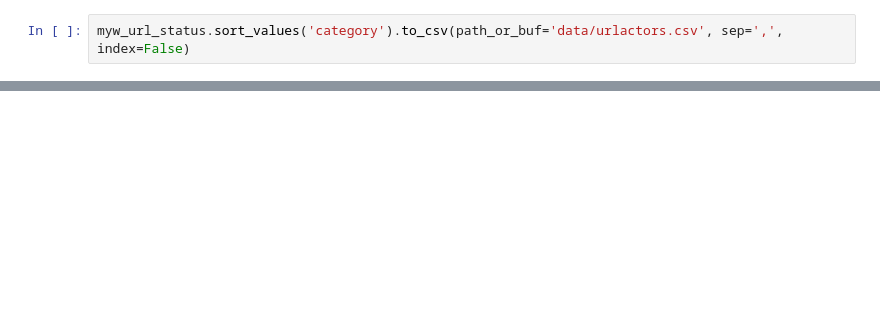
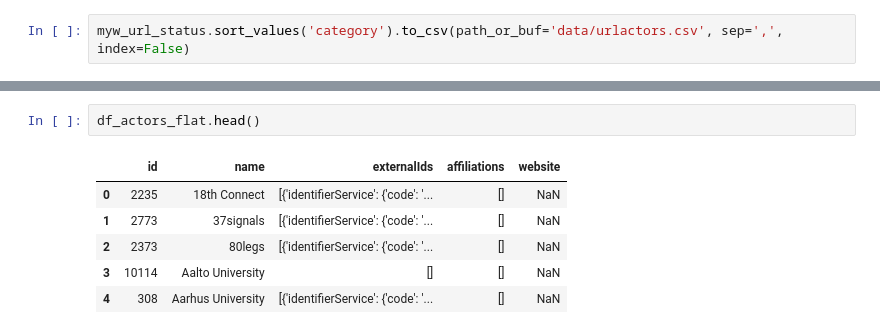
Before and after one commit to SSHOC/marketplace-curation, a Jupyter notebook: 4.2ActorsCuration_workinprogress.ipynb, the cells around one changed output, grey strips where cells are left out. Drawn from its saved outputs; the diff is of its cells as text; blank space fills up the shorter version.

```diff
--- a/4.2ActorsCuration_workinprogress.ipynb
+++ b/4.2ActorsCuration_workinprogress.ipynb
@@ -319,0 +233,9 @@ myw_url_status.sort_values('category').to_csv(path_or_buf='data/urlactors.csv',
+# %%
+df_actors_flat.head()
+# %% [output]
+|  | id | name | externalIds | affiliations | website |
+| 0 | 2235 | 18th Connect | [{'identifierService': {'code': '... | [] | NaN |
+| 1 | 2773 | 37signals | [{'identifierService': {'code': '... | [] | NaN |
+| 2 | 2373 | 80legs | [{'identifierService': {'code': '... | [] | NaN |
+| 3 | 10114 | Aalto University | [] | [] | NaN |
+| 4 | 308 | Aarhus University | [{'identifierService': {'code': '... | [] | NaN |
```
Also changed, not shown: parts of 27 cells of this notebook.
